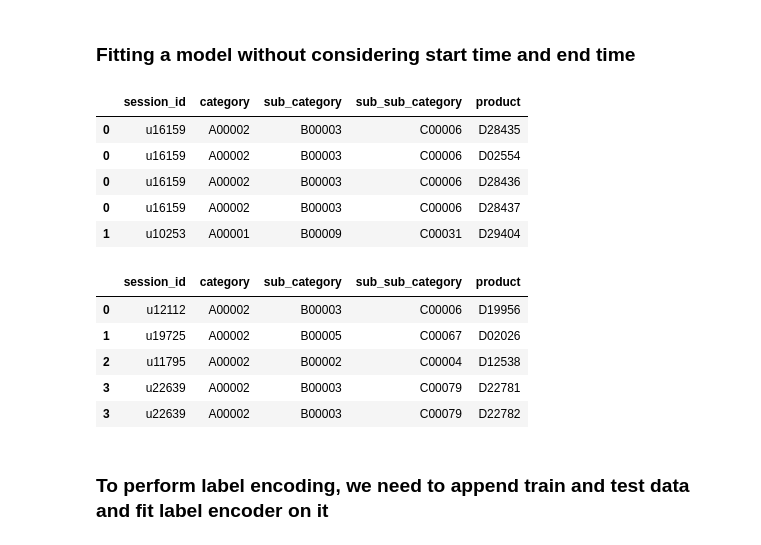
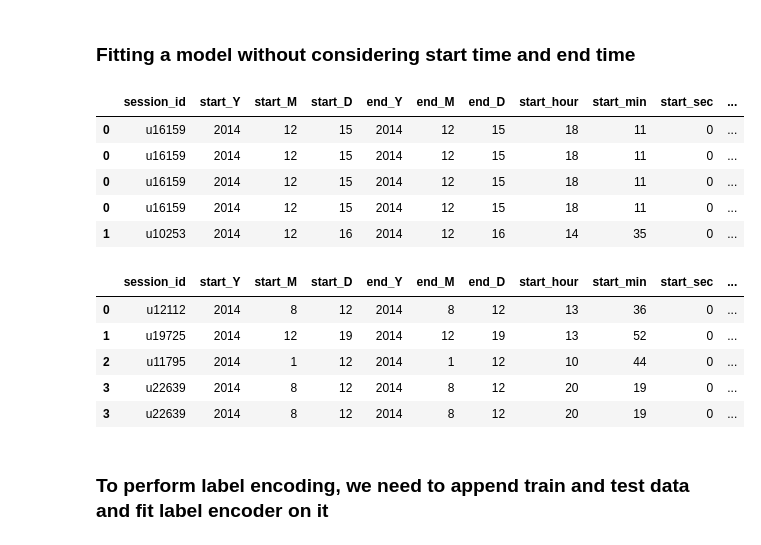
Before and after one commit to Sufi737/ecommerce-hackathon, a Jupyter notebook: code.ipynb, the cells around one changed output. Cells and saved outputs as stored; diff of their text form; code cells hidden in the pictures.

Commit message:
Date time treated

```diff
--- a/code.ipynb
+++ b/code.ipynb
@@ -25,0 +29,23 @@ data['session_id'].nunique()
+# %%
+data['start_date'] = [d.date() for d in data['start_datetime']]
+data['start_time'] = [d.time() for d in data['start_datetime']]
+data['end_date'] = [d.date() for d in data['end_datetime']]
+data['end_time'] = [d.time() for d in data['end_datetime']]
+# %%
+data.drop(['startTime', 'endTime', 'start_datetime', 'end_datetime'], axis=1, inplace=True)
+# %%
+data['start_Y'] = data['start_date'].apply(lambda x: x.year)
+data['start_M'] = data['start_date'].apply(lambda x: x.month)
+data['start_D'] = data['start_date'].apply(lambda x: x.day)
+data['end_Y'] = data['end_date'].apply(lambda x: x.year)
+data['end_M'] = data['end_date'].apply(lambda x: x.month)
+data['end_D'] = data['end_date'].apply(lambda x: x.day)
+data.drop(['start_date', 'end_date'], axis=1, inplace=True)
+# %%
+data['start_hour'] = data['start_time'].apply(lambda x: x.hour)
+data['start_min'] = data['start_time'].apply(lambda x: x.minute)
+data['start_sec'] = data['start_time'].apply(lambda x: x.second)
+data['end_hour'] = data['end_time'].apply(lambda x: x.hour)
+data['end_min'] = data['end_time'].apply(lambda x: x.minute)
+data['end_sec'] = data['end_time'].apply(lambda x: x.second)
+data.drop(['start_time', 'end_time'], axis=1, inplace=True)
@@ -110,20 +155,46 @@ data.head()
 # %% [markdown]
 ### Fitting a model without considering start time and end time
 # %%
-train_data = data.drop(['startTime', 'endTime', 'gender'], axis=1)
+train_data = data.drop('gender', axis=1)
 train_data.head()
 # %% [output]
-|  | session_id | category | sub_category | sub_sub_category | product |
-| 0 | u16159 | A00002 | B00003 | C00006 | D28435 |
-| 0 | u16159 | A00002 | B00003 | C00006 | D02554 |
-| 0 | u16159 | A00002 | B00003 | C00006 | D28436 |
-| 0 | u16159 | A00002 | B00003 | C00006 | D28437 |
-| 1 | u10253 | A00001 | B00009 | C00031 | D29404 |
+|  | session_id | start_Y | start_M | start_D | end_Y | end_M | end_D | start_hour | start_min | start_sec | ... |
+| 0 | u16159 | 2014 | 12 | 15 | 2014 | 12 | 15 | 18 | 11 | 0 | ... |
+| 0 | u16159 | 2014 | 12 | 15 | 2014 | 12 | 15 | 18 | 11 | 0 | ... |
+| 0 | u16159 | 2014 | 12 | 15 | 2014 | 12 | 15 | 18 | 11 | 0 | ... |
+| 0 | u16159 | 2014 | 12 | 15 | 2014 | 12 | 15 | 18 | 11 | 0 | ... |
+| 1 | u10253 | 2014 | 12 | 16 | 2014 | 12 | 16 | 14 | 35 | 0 | ... |
 # %%
 y = data['gender']
 # %%
 test_data = pd.read_csv('data/test.csv')
-test_data.drop(['startTime', 'endTime'], axis=1, inplace=True)
+
+test_data['start_datetime'] = pd.to_datetime(test_data['startTime'])
+test_data['end_datetime'] = pd.to_datetime(test_data['endTime'])
+
+test_data['start_date'] = [d.date() for d in test_data['start_datetime']]
+test_data['start_time'] = [d.time() for d in test_data['start_datetime']]
+test_data['end_date'] = [d.date() for d in test_data['end_datetime']]
+test_data['end_time'] = [d.time() for d in test_data['end_datetime']]
+
+test_data.drop(['startTime', 'endTime', 'start_datetime', 'end_datetime'], axis=1, inplace=True)
+
+test_data['start_Y'] = test_data['start_date'].apply(lambda x: x.year)
+test_data['start_M'] = test_data['start_date'].apply(lambda x: x.month)
+test_data['start_D'] = test_data['start_date'].apply(lambda x: x.day)
+test_data['end_Y'] = test_data['end_date'].apply(lambda x: x.year)
+test_data['end_M'] = test_data['end_date'].apply(lambda x: x.month)
+test_data['end_D'] = test_data['end_date'].apply(lambda x: x.day)
+test_data.drop(['start_date', 'end_date'], axis=1, inplace=True)
+
+test_data['start_hour'] = test_data['start_time'].apply(lambda x: x.hour)
+test_data['start_min'] = test_data['start_time'].apply(lambda x: x.minute)
+test_data['start_sec'] = test_data['start_time'].apply(lambda x: x.second)
+test_data['end_hour'] = test_data['end_time'].apply(lambda x: x.hour)
+test_data['end_min'] = test_data['end_time'].apply(lambda x: x.minute)
+test_data['end_sec'] = test_data['end_time'].apply(lambda x: x.second)
+test_data.drop(['start_time', 'end_time'], axis=1, inplace=True)
+
 
 temp = test_data['ProductList'].str.split(';')
 test_data = test_data.reindex(test_data.index.repeat(temp.apply(len)))
@@ -138,12 +209,12 @@ test_data.drop(['ProductList', 'product_data'], axis=1, inplace=True)
 
 test_data.head()
 # %% [output]
-|  | session_id | category | sub_category | sub_sub_category | product |
-| 0 | u12112 | A00002 | B00003 | C00006 | D19956 |
-| 1 | u19725 | A00002 | B00005 | C00067 | D02026 |
-| 2 | u11795 | A00002 | B00002 | C00004 | D12538 |
-| 3 | u22639 | A00002 | B00003 | C00079 | D22781 |
-| 3 | u22639 | A00002 | B00003 | C00079 | D22782 |
+|  | session_id | start_Y | start_M | start_D | end_Y | end_M | end_D | start_hour | start_min | start_sec | ... |
+| 0 | u12112 | 2014 | 8 | 12 | 2014 | 8 | 12 | 13 | 36 | 0 | ... |
+| 1 | u19725 | 2014 | 12 | 19 | 2014 | 12 | 19 | 13 | 52 | 0 | ... |
+| 2 | u11795 | 2014 | 1 | 12 | 2014 | 1 | 12 | 10 | 44 | 0 | ... |
+| 3 | u22639 | 2014 | 8 | 12 | 2014 | 8 | 12 | 20 | 19 | 0 | ... |
+| 3 | u22639 | 2014 | 8 | 12 | 2014 | 8 | 12 | 20 | 19 | 0 | ... |
 # %% [markdown]
 ### To perform label encoding, we need to append train and test data and fit label encoder on it
 # %%
```
Also changed, not shown: parts of 14 cells of this notebook, 6 other files.
